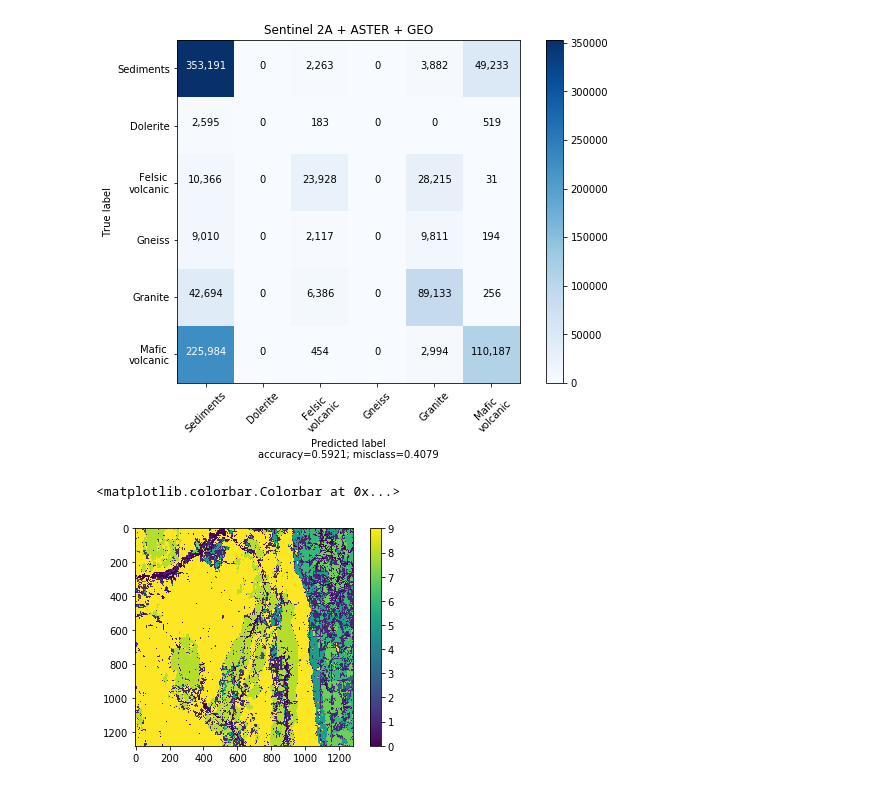
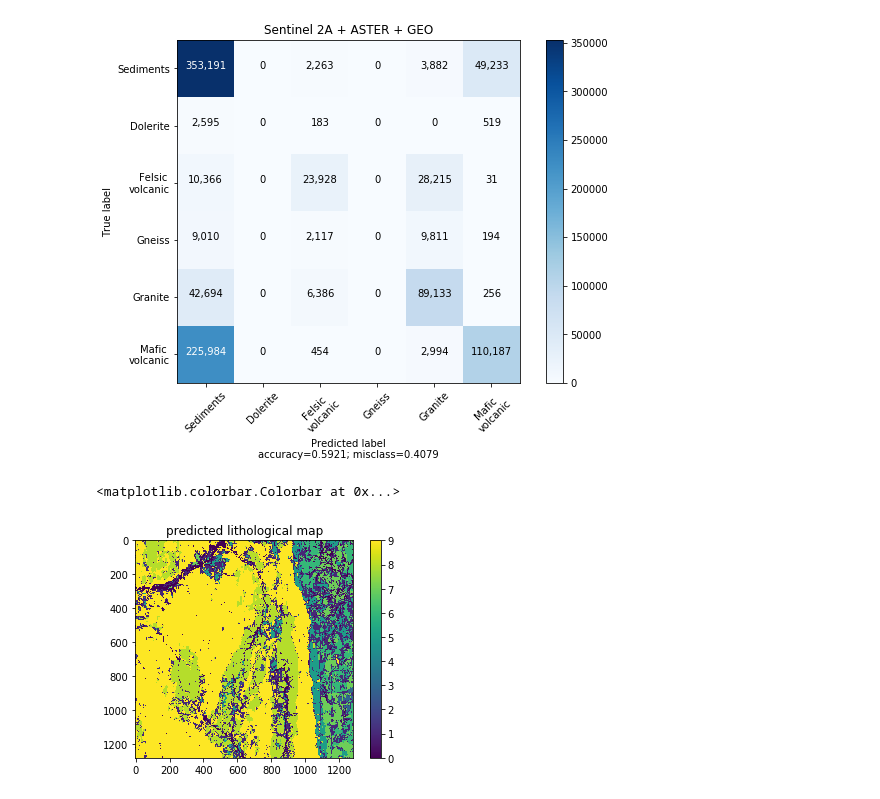
Before and after one commit to chenyz0601/DL-RockClassification, a Jupyter notebook: test.ipynb, the cells around one changed output. Saved outputs shown, nothing was run; the diff lists cells and outputs as text; code cells hidden in the pictures.

```diff
--- a/test.ipynb
+++ b/test.ipynb
@@ -417,12 +427,13 @@ for i in range(5):
     track.append(np.concatenate(tmp1, axis=1))
 p = np.concatenate(track, axis=0)
 np.save('./data/block1_64/preds_sa.npy', p)
-# %%
-plt.imshow(p)
-plt.colorbar()
-# %% [output]
-<matplotlib.colorbar.Colorbar at 0x...>
-[figure, removed]
+# %%
+plt.imshow(np.load('./data/block1_64/preds_sa.npy'))
+plt.title('predicted lithological map')
+plt.colorbar()
+# %% [output]
+<matplotlib.colorbar.Colorbar at 0x...>
+[figure, added]
 # %%
 # block_id = 1
 # ids = sorted(glob.glob('./data/block{0}/test/Y/*.npy'.format(block_id)), key=lambda f: int(''.join(filter(str.isdigit, f))))
```
Also changed, not shown: parts of 2 cells of this notebook.
